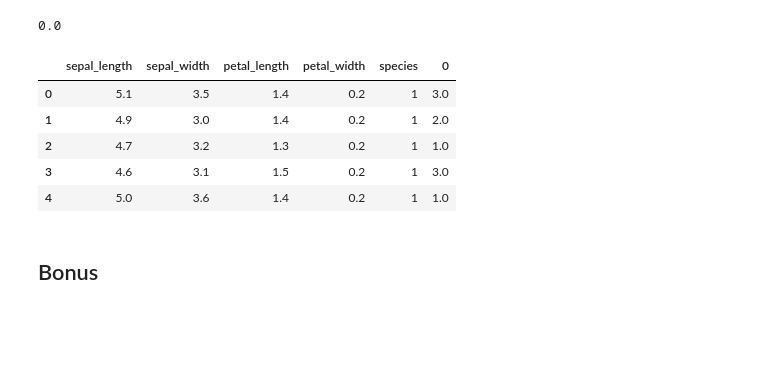
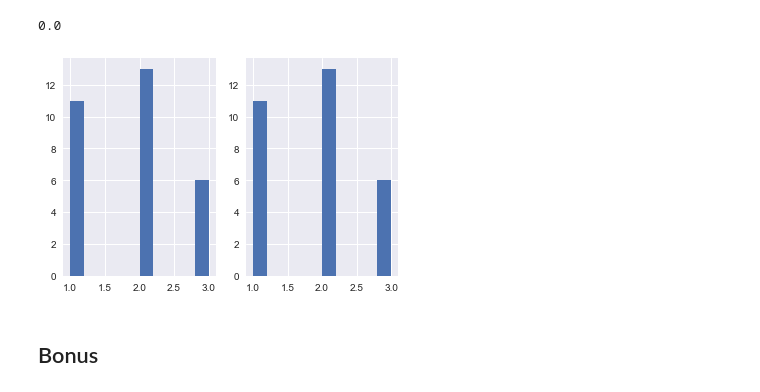
Before and after one commit to ArjunKholia/Dev-Masters-Python-, a Jupyter notebook: Iris Assignment - complete.ipynb, the cells around one changed output. Drawn from its saved outputs; the diff is of its cells as text; code cells hidden in the pictures; blank space fills up the shorter version.

```diff
--- a/Iris Assignment - complete.ipynb
+++ b/Iris Assignment - complete.ipynb
@@ -386,0 +374,7 @@ y_round = pd.DataFrame(y_round)
+# %%
+y_predtest = regmodel.predict(X_test)
+plt.hist(y_predtest,bins =15)
+
+y_predtest = np.rint(y_predtest)
+y_predtest = pd.DataFrame(y_predtest)
+y_predtest.columns = ['species']
@@ -390,16 +386,15 @@ RMSE_test = mean_squared_error(y_test,y_round)**0.5
 print(RMSE_test)
 # %% [output]
 0.0
-# %%
-result = pd.concat([final_df,y_round],axis =1)
-result.head()
-# %% [output]
-|  | sepal_length | sepal_width | petal_length | petal_width | species | 0 |
-| 0 | 5.1 | 3.5 | 1.4 | 0.2 | 1 | 3.0 |
-| 1 | 4.9 | 3.0 | 1.4 | 0.2 | 1 | 2.0 |
-| 2 | 4.7 | 3.2 | 1.3 | 0.2 | 1 | 1.0 |
-| 3 | 4.6 | 3.1 | 1.5 | 0.2 | 1 | 3.0 |
-| 4 | 5.0 | 3.6 | 1.4 | 0.2 | 1 | 1.0 |
+# %%
+fig = plt.figure()
+ax1 = fig.add_subplot(121)
+ax2 = fig.add_subplot(122)
+ax1.hist(y_predtest['species'])
+ax2.hist(y_test['species'])
+plt.show()
+# %% [output]
+[figure, added]
 # %% [markdown]
 ## Bonus
 # %%
```
Also changed, not shown: parts of 8 cells of this notebook.
